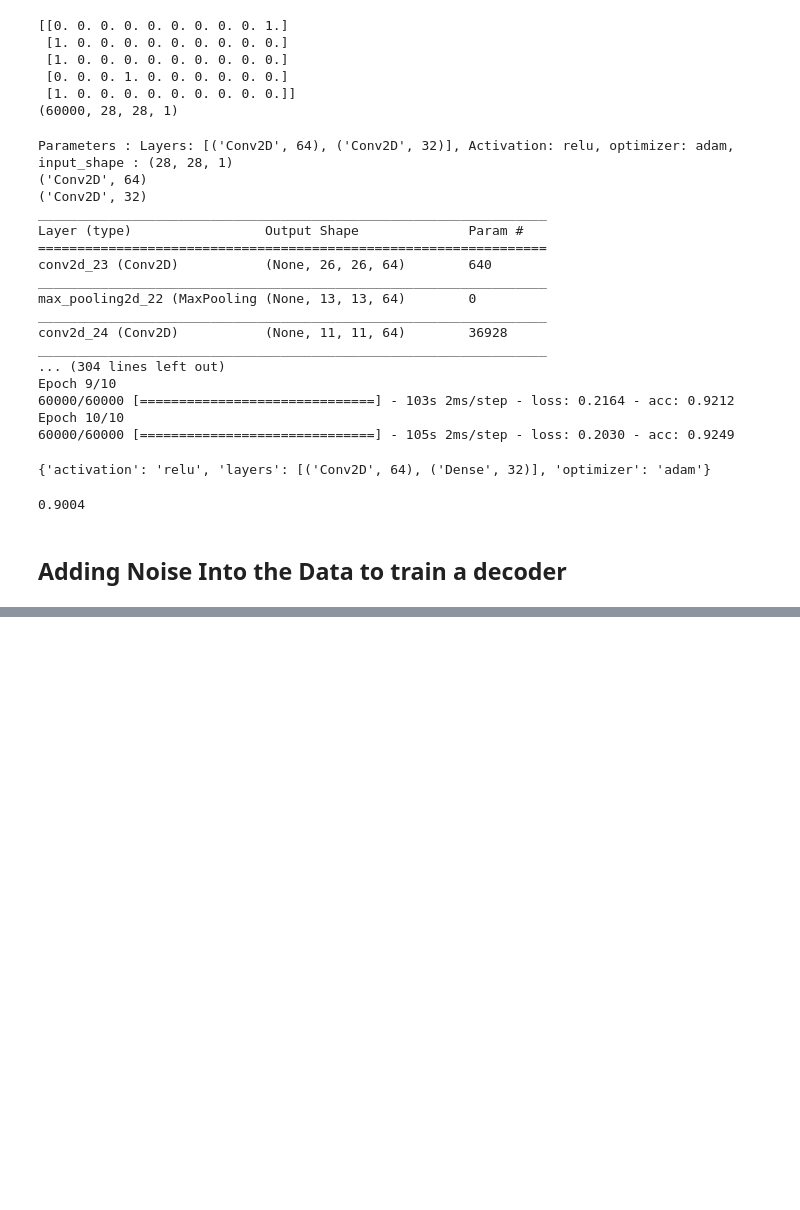
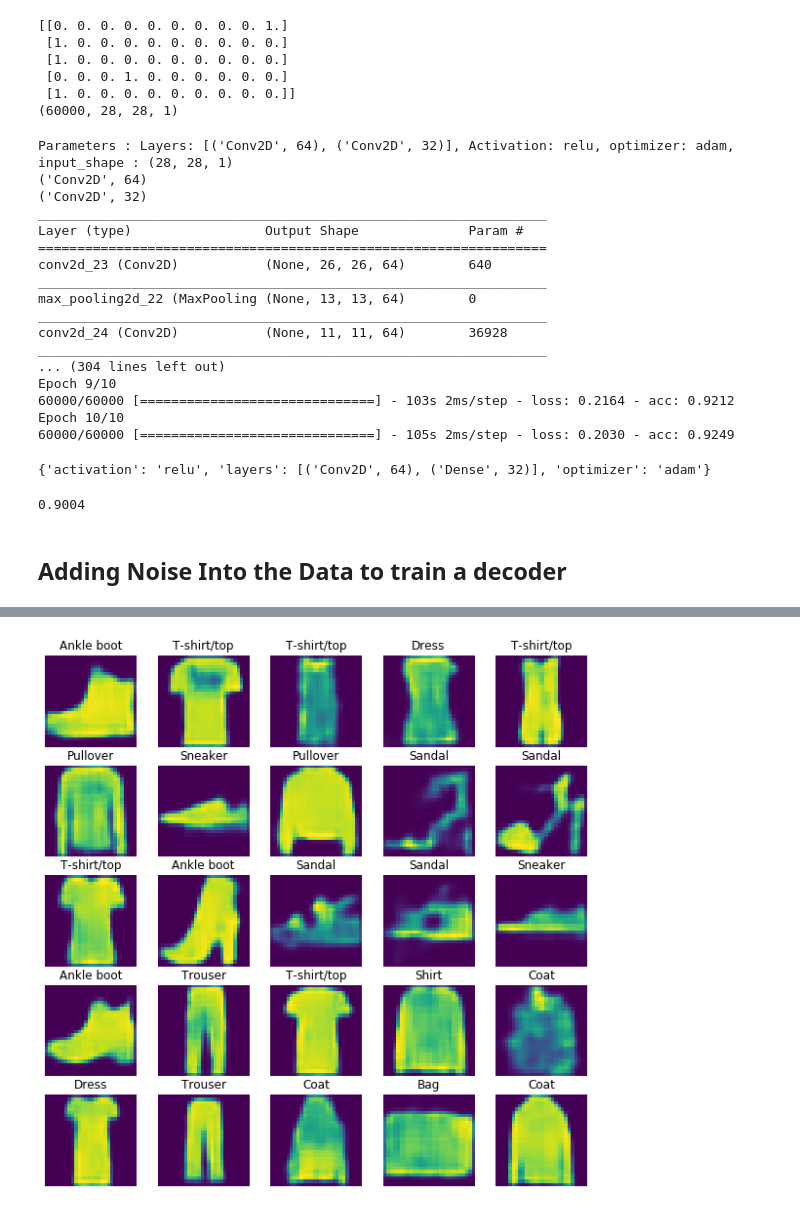
Before and after one commit to shivammehta007/-Workshop-Introduction-to-Web-Development, a Jupyter notebook: Task 2 CNN.ipynb, the cells around one changed output, grey strips where cells are left out. Cells and saved outputs as stored; diff of their text form; code cells hidden in the pictures; blank space fills up the shorter version.

```diff
--- a/Task 2 CNN.ipynb
+++ b/Task 2 CNN.ipynb
@@ -415,4 +431,22 @@ class Decoder:
         denoised_image = self.autoencoder.predict(x_train)
 
         return denoised_image
+# %%
+def get_data_and_noisy_data_from_fold_results(train_index, test_index):
+    x_train_fold = x_train[train_index]
+    y_train_fold = y_train[train_index]
+    x_test_fold = x_train[test_index]
+    y_test_fold = y_train[test_index]
+
+    # Noisy Data
+    train_data_noisy = DataPreparation(x_train_fold, y_train_fold)
+    train_data_noisy.add_noise(0.3)
+    test_data_noisy = DataPreparation(x_test_fold, y_test_fold)
+    test_data_noisy.add_noise(0.3)
+
+    # Normal Data
+    train_data = DataPreparation(x_train_fold, y_train_fold)
+    test_data = DataPreparation(x_test_fold, y_test_fold)
+    print('Shape of Train_data : {} {} , Train_data_noisy : {} {} , Test_data: {} {}, Test_data_noisy: {} {}'.format(train_data.X.shape, train_data.Y.shape, train_data_noisy.X.shape, train_data_noisy.Y.shape, test_data.X.shape, test_data.Y.shape, test_data_noisy.X.shape, test_data_noisy.Y.shape))
+    return train_data, train_data_noisy, test_data, test_data_noisy
 # %%
@@ -452,0 +505,4 @@ ValueError: ignored
+# %%
+display_images(denoised_images[0][1],training_data=True)
+# %% [output]
+[figure, added]
```
Also changed, not shown: parts of 28 cells of this notebook.
